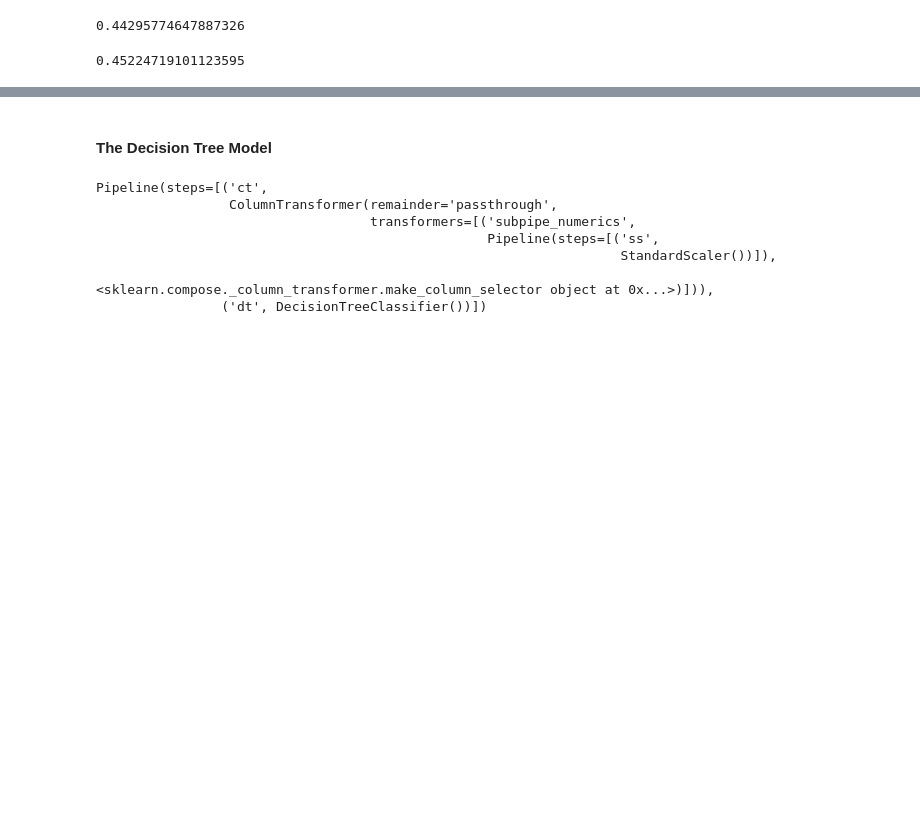
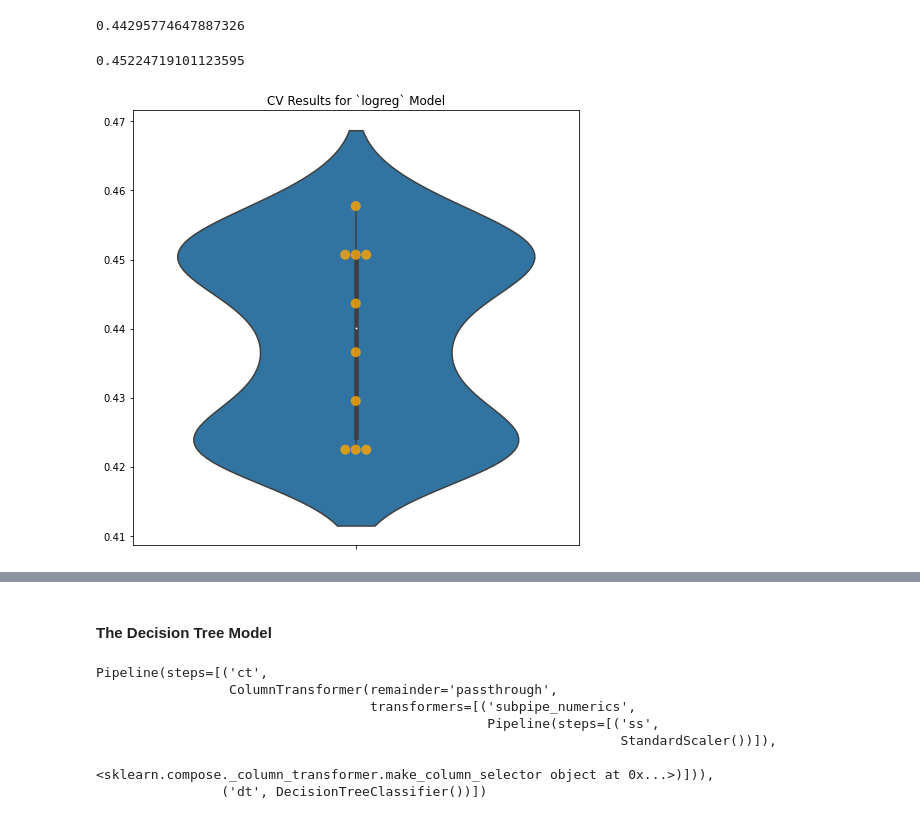
Before and after one commit to jamesleemeredith/Music-Mood-Detection-Project, a Jupyter notebook: music_mood_detection_model.ipynb, the cells around one changed output, grey strips where cells are left out. Drawn from its saved outputs; the diff is of its cells as text; code cells hidden in the pictures; blank space fills up the shorter version.

```diff
--- a/music_mood_detection_model.ipynb
+++ b/music_mood_detection_model.ipynb
@@ -287,4 +359,16 @@ logreg_model_pipe.score(X_train, y_train)
 logreg_model_pipe.score(X_test, y_test)
 # %% [output]
 0.45224719101123595
+# %%
+logreg_model_pipe = ModelWithCV(
+	logreg_model_pipe,
+	model_name='logreg',
+	X=X_train,
+	y=y_train)
+
+fig, ax = plt.subplots(figsize=(8,8))
+
+logreg_model_pipe.plot_cv(ax=ax);
+# %% [output]
+[figure, added]
 # %%
```
Also changed, not shown: parts of 32 cells of this notebook.
